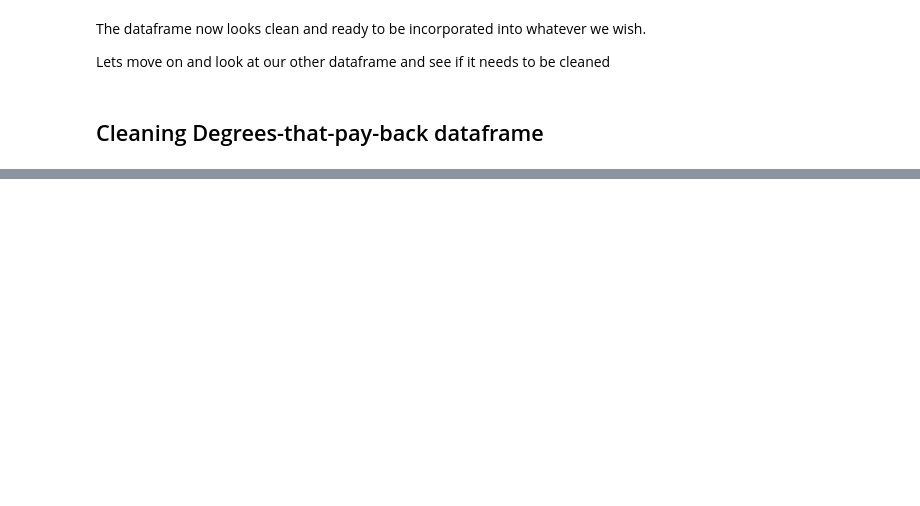
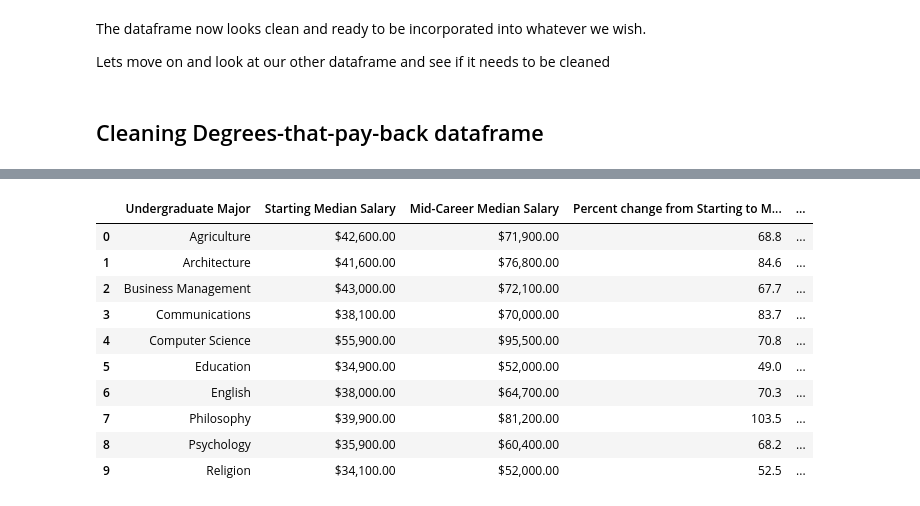
Before and after one commit to Michaeltran2014/Major_Evaluation, a Jupyter notebook: Major_Evaluation.ipynb, the cells around one changed output, grey strips where cells are left out. Saved outputs shown, nothing was run; the diff lists cells and outputs as text; code cells hidden in the pictures; blank space fills up the shorter version.

```diff
--- a/Major_Evaluation.ipynb
+++ b/Major_Evaluation.ipynb
@@ -236,0 +273,23 @@ Lets move on and look at our other dataframe and see if it needs to be cleaned
+# %%
+#Seeing that we have more majors in the "degrees-that-pay-back" data frame, lets use those majors as our base
+
+#We will compare the majors in both data frames, if the major is not listed in the "degrees-that-pay-back" data frame
+#then we shall remove that row of data
+
+#if string is not found in one, then remove that row
+#DF["degrees-that-pay-back"]["Undergraduate Major"].isin(DF["Bachelor_Degrees_Conferred"]["Field of study"])
+
+#NOTE TO SELF: GETTING MAJOR LIST FROM BACH CONFERRED AND CHECK IF IN SALARY IS BETTER
+major_list = []
+
+for item in DF["Bachelor_Degrees_Conferred"]["Field of study"].str.split(" "):
+    for word in item:
+        major_list.append(word) #add to the list of majors in Bachelor_Degrees_Conferred
+
+#remove empty spaces and commas from the list for faster and efficient processing
+major_list = [entry.strip(' ') for entry in major_list]
+major_list = [entry.strip(',') for entry in major_list]
+
+#store majors that match into a new dataframe
+DF_Sal = DF["degrees-that-pay-back"][DF["degrees-that-pay-back"]["Undergraduate Major"].isin(major_list)]
+DF_Sal
@@ -236,0 +431,14 @@ Lets move on and look at our other dataframe and see if it needs to be cleaned
+# %%
+DF_Sal
+# %% [output]
+|  | Undergraduate Major | Starting Median Salary | Mid-Career Median Salary | Percent change from Starting to M... | ... |
+| 0 | Agriculture | $42,600.00 | $71,900.00 | 68.8 | ... |
+| 1 | Architecture | $41,600.00 | $76,800.00 | 84.6 | ... |
+| 2 | Business Management | $43,000.00 | $72,100.00 | 67.7 | ... |
+| 3 | Communications | $38,100.00 | $70,000.00 | 83.7 | ... |
+| 4 | Computer Science | $55,900.00 | $95,500.00 | 70.8 | ... |
+| 5 | Education | $34,900.00 | $52,000.00 | 49.0 | ... |
+| 6 | English | $38,000.00 | $64,700.00 | 70.3 | ... |
+| 7 | Philosophy | $39,900.00 | $81,200.00 | 103.5 | ... |
+| 8 | Psychology | $35,900.00 | $60,400.00 | 68.2 | ... |
+| 9 | Religion | $34,100.00 | $52,000.00 | 52.5 | ... |
```
Also changed, not shown: parts of 22 cells of this notebook.
